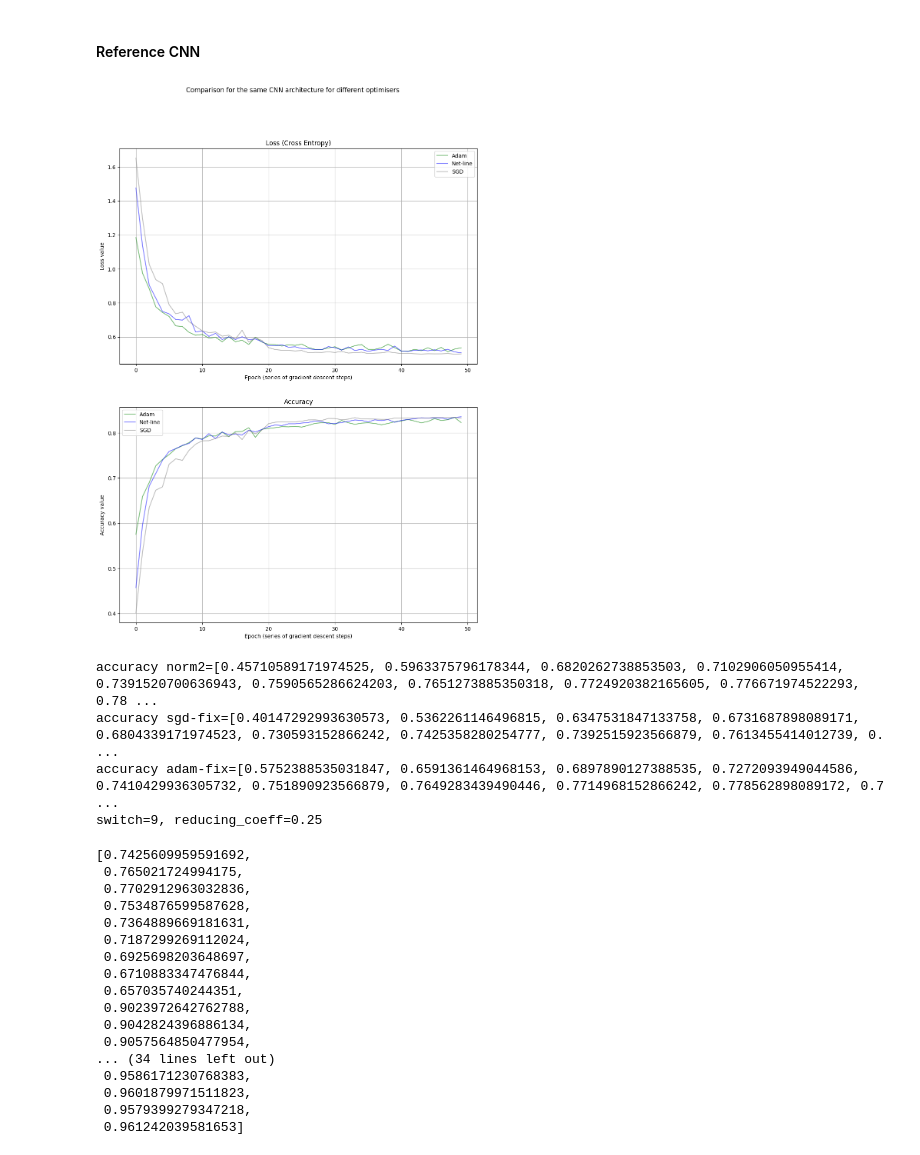
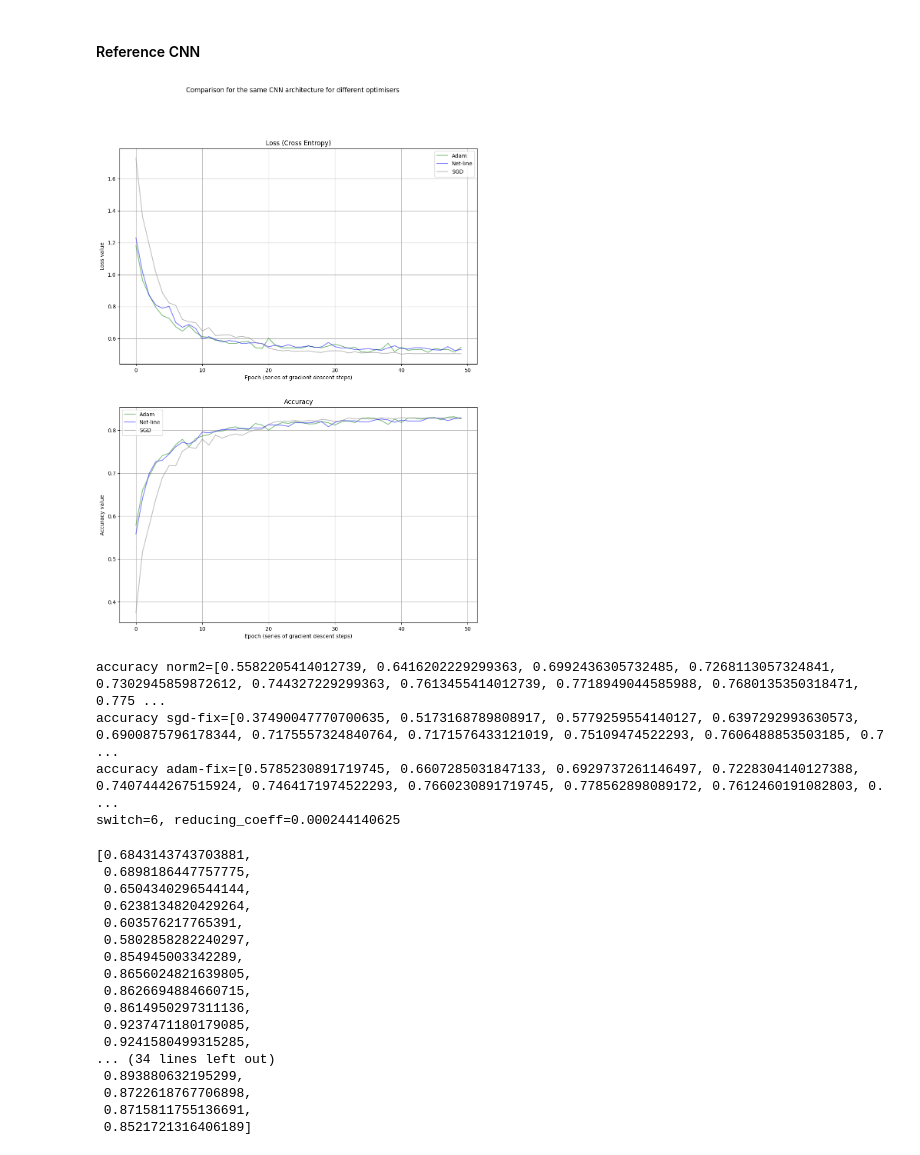
Before and after one commit to vkmbox/Ml-readinggroup, a Jupyter notebook: Roberts_Yaida/chapterInf/convcrity_cifar10_epochsd_v3.ipynb, the cells around one changed output. Saved outputs shown, nothing was run; the diff lists cells and outputs as text; code cells hidden in the pictures.

```diff
--- a/Roberts_Yaida/chapterInf/convcrity_cifar10_epochsd_v3.ipynb
+++ b/Roberts_Yaida/chapterInf/convcrity_cifar10_epochsd_v3.ipynb
@@ -54,7 +51,7 @@ test_dataset = CIFAR10(root=DATASET_PATH, train=False, download=True, transform=
 Files already downloaded and verified
 Files already downloaded and verified
 # %%
-BATCH_SIZE = 64 #64 #32
+BATCH_SIZE = 128 #64 #32
 
 # `pin_memory` speed up processing if you use GPU
 # `num_workers` also speed up processing since use additional process
@@ -186,27 +183,25 @@ testAdam = copy.deepcopy(testOptfix)
 loss_adam = nn.CrossEntropyLoss()
 optimizerAdam = optim.Adam(testAdam.parameters()) #, lr=eta_fixed
 
-do_dropout, epoch_switch=False, 100
+training_mode, epoch_switch=False, 100
 for epoch in range(NUM_EPOCH):
     loss_data = HISTORY_NORM2['test_loss']
     if len(loss_data) > 1 and ((loss_data[-2]-loss_data[-1])/loss_data[-1]) < 0.000001:
-        do_dropout = True
-    epoch_switch = min(epoch, epoch_switch) if do_dropout else epoch_switch
+        training_mode = True
+    epoch_switch = min(epoch, epoch_switch) if training_mode else epoch_switch
 
     lr = eta_fixed if epoch < 20 else eta_fixed * 0.1 if epoch < 40 else eta_fixed * 0.01
 
     stepProcessor.c1 = 0.0049
-    stepProcessor.eta_max = 100*lr #if not do_dropout else lr
-    stepProcessor.reducing_coeff = 1.0 if not do_dropout else 0.5 if epoch < 20 else 0.25
-    stepProcessor.eta_min = 0.001* lr #if not do_dropout else lr
+    stepProcessor.eta_max = 1.0 #if not do_dropout else lr
+    stepProcessor.reducing_coeff = 1.0/BATCH_SIZE if not training_mode else 1.0/(4.0*BATCH_SIZE) \
+        if epoch < 10 else 1.0/(16.0*BATCH_SIZE) if epoch < 20 else 1.0/(64.0*BATCH_SIZE)
+    stepProcessor.eta_min = 0.000001 #if not do_dropout else lr
     stepProcessor.eta0 = 0.000_000_1 #0.000_000_25 #0.000_000_25-no-dropout #0.000_000_5
-    stepProcessor.iter_max = 1
+    stepProcessor.iter_max = 2
     stepProcessor.momentum_gradient_smoothing_coefficient = 10.0 #10.0 #10.0
-
-    stepProcessor.training_mode=do_dropout
+    stepProcessor.training_mode=training_mode
     testNorm2S.train(False)
-    step_params = {"estimation_type": 'analytic-norm2'} #if not do_dropout \
-        #else {"estimation_type": 'analytic-norm2', "check_additional": False} #, 'check_armiho': False
 
     optimizerFix.param_groups[0]['lr'] = lr
     testOptfix.train(True)
@@ -227,7 +222,7 @@ for epoch in range(NUM_EPOCH):
 
         logging.info("##\n --==Epoch={}, iter={}==--".format(epoch, iter))
         logging.info("####Step with net-line norm2")
-        step_result = stepProcessor.step(labels, images, momentum=0.9, nesterov=True, step_params=step_params)
+        step_result = stepProcessor.step(labels, images, momentum=0.9, nesterov=True)
         train_eta2_meter.update(step_result.eta)
         train_armiho2_meter.update(step_result.ck_armiho)
         train_wolf2_meter.update(step_result.ck_wolf)
@@ -250,58 +245,58 @@ for epoch in range(NUM_EPOCH):
         lossAdam.backward()
         optimizerAdam.step()
 
     HISTORY_NORM2['train_eta'].append(train_eta2_meter.avg)
     HISTORY_NORM2['train_eta_raw_plus'].append(train_eta2raw_plus_meter.avg)
     HISTORY_NORM2['train_eta_raw_minus'].append(train_eta2raw_minus_meter.avg)
     HISTORY_NORM2['train_armiho'].append(train_armiho2_meter.avg)
     HISTORY_NORM2['train_wolf'].append(train_wolf2_meter.avg)
 
     testNorm2S.eval()
     testOptfix.eval()
     testAdam.eval()
     # testing loop
     netl, neta = test_loop(testNorm2S)
     HISTORY_NORM2['test_loss'].append(netl)
     HISTORY_NORM2['test_accuracy'].append(neta)
 
     sgdl, sgda = test_loop(testOptfix)
     HISTORY_OPTFIX['test_loss'].append(sgdl)
     HISTORY_OPTFIX['test_accuracy'].append(sgda)
 
     adaml, adama = test_loop(testAdam)
     HISTORY_ADAM['test_loss'].append(adaml)
     HISTORY_ADAM['test_accuracy'].append(adama)
 
     print_comparison(HISTORY_NORM2, HISTORY_OPTFIX, HISTORY_ADAM)
     print("accuracy norm2={}, \naccuracy sgd-fix={}, \naccuracy adam-fix={}, \nswitch={}, reducing_coeff={}"\
           .format(HISTORY_NORM2['test_accuracy'], HISTORY_OPTFIX['test_accuracy'], HISTORY_ADAM['test_accuracy']\
                   , epoch_switch, stepProcessor.reducing_coeff))
 # %% [output]
-[figure, old version]
+[figure, new version]
-accuracy norm2=[0.45710589171974525, 0.5963375796178344, 0.6820262738853503, 0.7102906050955414, 0.7391520700636943, 0.7590565286624203, 0.7651273885350318, 0.7724920382165605, 0.776671974522293, 0.78 ...
-accuracy sgd-fix=[0.40147292993630573, 0.5362261146496815, 0.6347531847133758, 0.6731687898089171, 0.6804339171974523, 0.730593152866242, 0.7425358280254777, 0.7392515923566879, 0.7613455414012739, 0. ...
-accuracy adam-fix=[0.5752388535031847, 0.6591361464968153, 0.6897890127388535, 0.7272093949044586, 0.7410429936305732, 0.751890923566879, 0.7649283439490446, 0.7714968152866242, 0.778562898089172, 0.7 ...
-switch=9, reducing_coeff=0.25
+accuracy norm2=[0.5582205414012739, 0.6416202229299363, 0.6992436305732485, 0.7268113057324841, 0.7302945859872612, 0.744327229299363, 0.7613455414012739, 0.7718949044585988, 0.7680135350318471, 0.775 ...
+accuracy sgd-fix=[0.37490047770700635, 0.5173168789808917, 0.5779259554140127, 0.6397292993630573, 0.6900875796178344, 0.7175557324840764, 0.7171576433121019, 0.75109474522293, 0.7606488853503185, 0.7 ...
+accuracy adam-fix=[0.5785230891719745, 0.6607285031847133, 0.6929737261146497, 0.7228304140127388, 0.7407444267515924, 0.7464171974522293, 0.7660230891719745, 0.778562898089172, 0.7612460191082803, 0. ...
+switch=6, reducing_coeff=0.000244140625
 # %%
 HISTORY_NORM2['train_armiho']
 # %% [output]
-[0.7425609959591692,
- 0.765021724994175,
- 0.7702912963032836,
- 0.7534876599587628,
- 0.7364889669181631,
- 0.7187299269112024,
- 0.6925698203648697,
- 0.6710883347476844,
- 0.657035740244351,
- 0.9023972642762788,
- 0.9042824396886134,
- 0.9057564850477954,
+[0.6843143743703881,
+ 0.6898186447757775,
+ 0.6504340296544144,
+ 0.6238134820429264,
+ 0.603576217765391,
+ 0.5802858282240297,
+ 0.854945003342289,
+ 0.8656024821639805,
+ 0.8626694884660715,
+ 0.8614950297311136,
+ 0.9237471180179085,
+ 0.9241580499315285,
 ... (34 lines left out)
- 0.9586171230768383,
- 0.9601879971511823,
- 0.9579399279347218,
- 0.961242039581653]
+ 0.893880632195299,
+ 0.8722618767706898,
+ 0.8715811755136691,
+ 0.8521721316406189]
 # %%
 HISTORY_NORM2['train_wolf']
 # %% [output]
```
Also changed, not shown: parts of 6 cells of this notebook, 2 other files.
